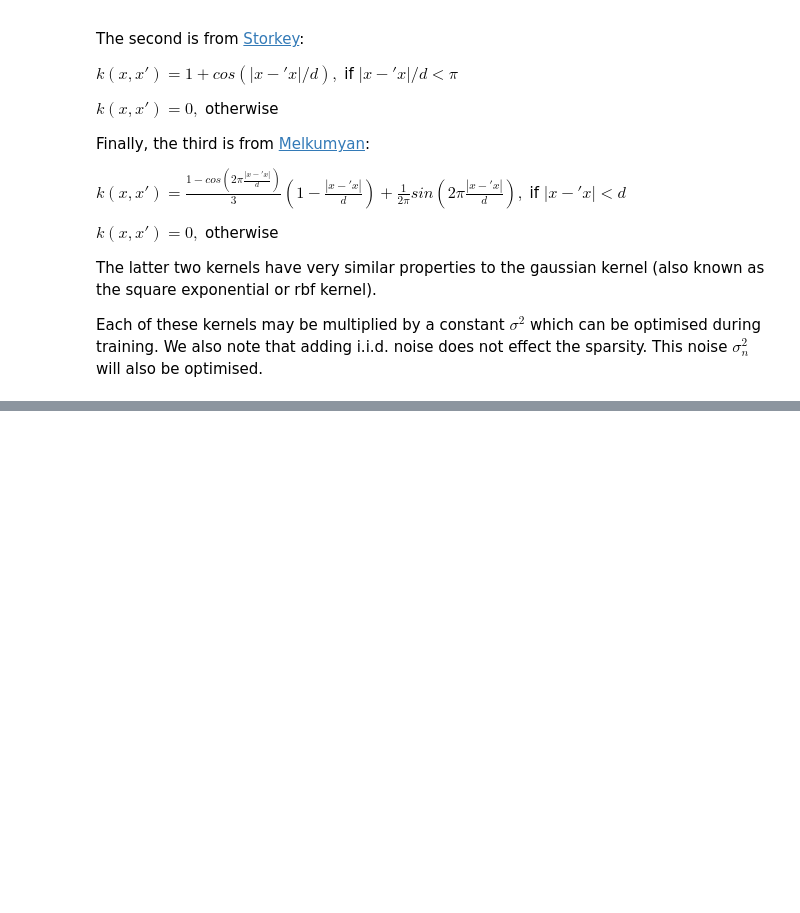
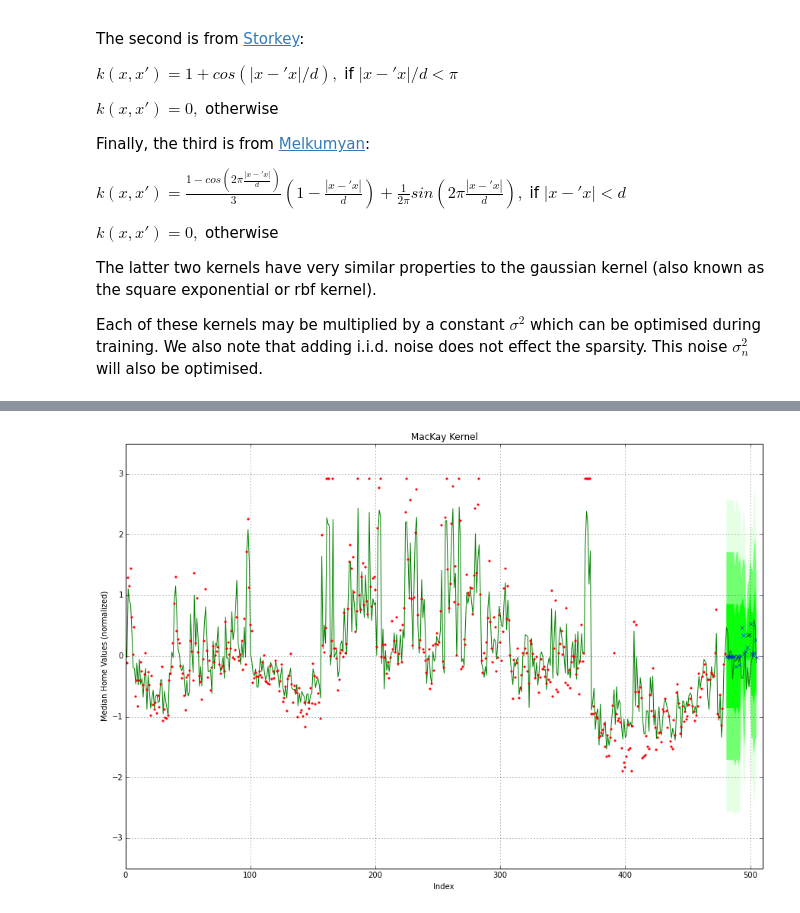
Before and after one commit to jkfitzsimons/QGP, a Jupyter notebook: QGPs.ipynb, the cells around one changed output, grey strips where cells are left out. Drawn from its saved outputs; the diff is of its cells as text; code cells hidden in the pictures; blank space fills up the shorter version.

```diff
--- a/QGPs.ipynb
+++ b/QGPs.ipynb
@@ -122,0 +273,79 @@ We will check out three datasets where we might expect GPs using the above funct
+# %%
+infile = 'datasets/small/housing.txt'
+data = np.genfromtxt(infile)
+
+DN, DD = data.shape
+N = 25
+# Get all data (exclude the 4th column which is binary) except the last 50 points for training
+x  = np.concatenate((data[:-N,:4],data[:-N,5:-1]),axis=1)
+x = (x - np.mean(x,axis=0))/(np.std(x,axis=0)+1.e-16)
+# The function we will perform regression on:  Median Value of owner occupied homes
+y  = np.reshape(data[:-N,-1],(len(data[:-N,-1]),1))
+y = (y-np.mean(y))/(np.std(y)+1.e-16)
+# Test on the last 50 points
+xs  = np.concatenate((data[-N:,:4],data[-N:,5:-1]),axis=1)
+xs = (xs - np.mean(xs,axis=0))/(np.std(xs,axis=0)+1.e-16)
+ys = np.reshape(data[-N:,-1],(N,1))
+ys = (ys-np.mean(ys))/(np.std(ys)+1.e-16)
+N,D = x.shape
+
+print 'Housing Dataset Dim:', N, 'by', D
+
+V = []
+
+for kernel_type in xrange(3):
+    model = pyGPs.GPR()
+    if kernel_type == 0:
+        model.setPrior(kernel=kernel_mackay()+pyGPs.cov.Noise())
+    elif kernel_type == 1:
+        model.setPrior(kernel=kernel_storkey()+pyGPs.cov.Noise())
+    else:
+        model.setPrior(kernel=kernel_melkumyan()+pyGPs.cov.Noise())
+    model.getPosterior(x, y)
+    print('Initial negative log marginal likelihood = ', round(model.nlZ,3))
+
+    # train and predict
+    from time import clock
+    t0 = clock()
+    model.optimize(x,y)
+    t1 = clock()
+    ym, ys2, fm, fs2, lp = model.predict(xs)
+    xa  = np.concatenate((data[:,:4],data[:,5:-1]),axis=1)
+    xa = (xa - np.mean(xa,axis=0))/(np.std(xa,axis=0)+1.e-16)
+    ya, ys2a, fma, fs2a, lpa = model.predict(xa)
+
+    print('Time to optimize = ', t1-t0)
+    print('Optimized mean = ', model.meanfunc.hyp)
+    print('Optimized covariance = ', model.covfunc.hyp)
+    print('Optimized liklihood = ', model.likfunc.hyp)
+    print('Final negative log marginal likelihood = ', round(model.nlZ,3))
+    print('Kernel Sparsity = ', np.mean(model.covfunc.getCovMatrix(x, xs, mode='cross')>0))
+    print('Observation Sparsity = ', np.mean(y!=0))
+
+    V.append([])
+
+    #HousingPlotter(range(len(y)),y,range(len(ym)),ym,ys2,range(len(y),len(y)+len(ys)),ys)
+    xm = np.array(list(range(len(y),len(y)+ym.shape[0])))
+    ym = np.reshape(ym,(ym.shape[0],))
+    zm = np.reshape(ys2,(ym.shape[0],))
+
+    plt.figure(figsize=[15,10])
+
+    plt.plot(ya,'g')
+    plt.fill_between(xm, ym + 1.*np.sqrt(zm), ym - 1.*np.sqrt(zm), facecolor=[0.,1.0,0.0,0.9],linewidths=0.0)
+    plt.fill_between(xm, ym + 2.*np.sqrt(zm), ym - 2.*np.sqrt(zm), facecolor=[0.,1.0,0.0,0.5],linewidths=0.0)
+    plt.fill_between(xm, ym + 3.*np.sqrt(zm), ym - 3.*np.sqrt(zm), facecolor=[0.,1.0,0.0,0.1],linewidths=0.0)
+
+    plt.plot(y,'r.',linewidth = 3.0, markersize = 5.0)
+    plt.plot(xm,ym[-N:], 'bx', linewidth = 3.0, markersize = 5.0)
+    plt.grid()
+    if kernel_type == 0:
+        plt.title('MacKay Kernel')
+    elif kernel_type == 1:
+        plt.title('Storkey Kernel')
+    else:
+        plt.title('Melkumyan Kernel')
+    plt.xlabel('Index')
+    plt.ylabel('Median Home Values (normalized)')
+    plt.axis([0.,510.,-3.5,3.5])
+# %% [output]
@@ -122,0 +369 @@ We will check out three datasets where we might expect GPs using the above funct
+[figure, added]
```
Also changed, not shown: parts of 9 cells of this notebook, 3 other files.
